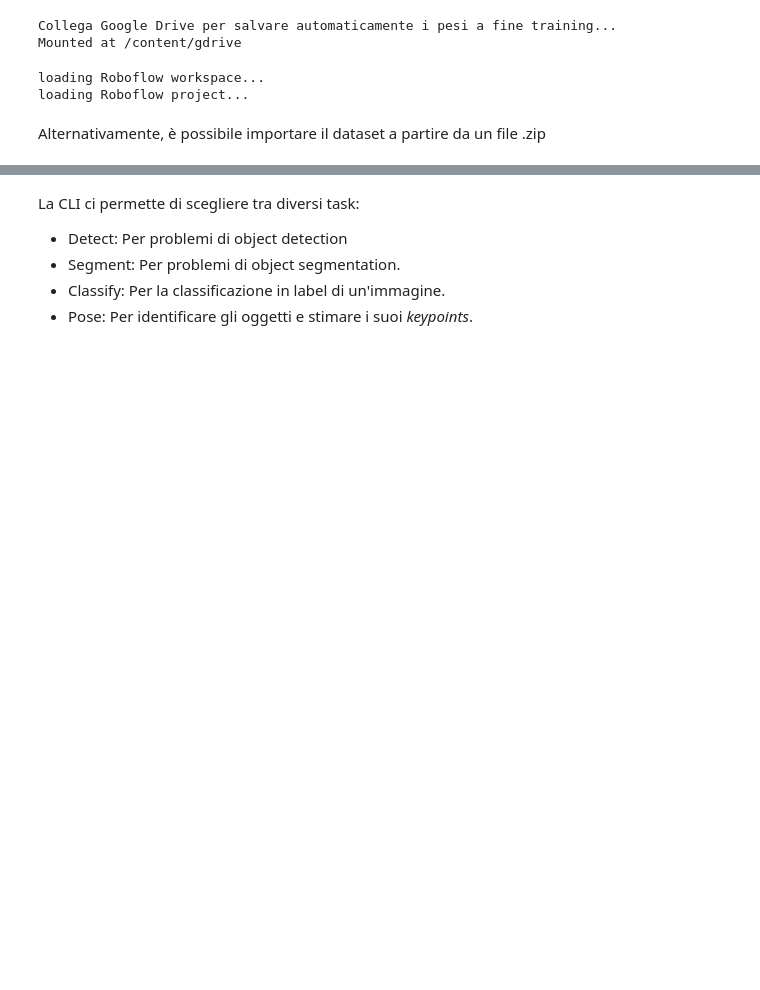
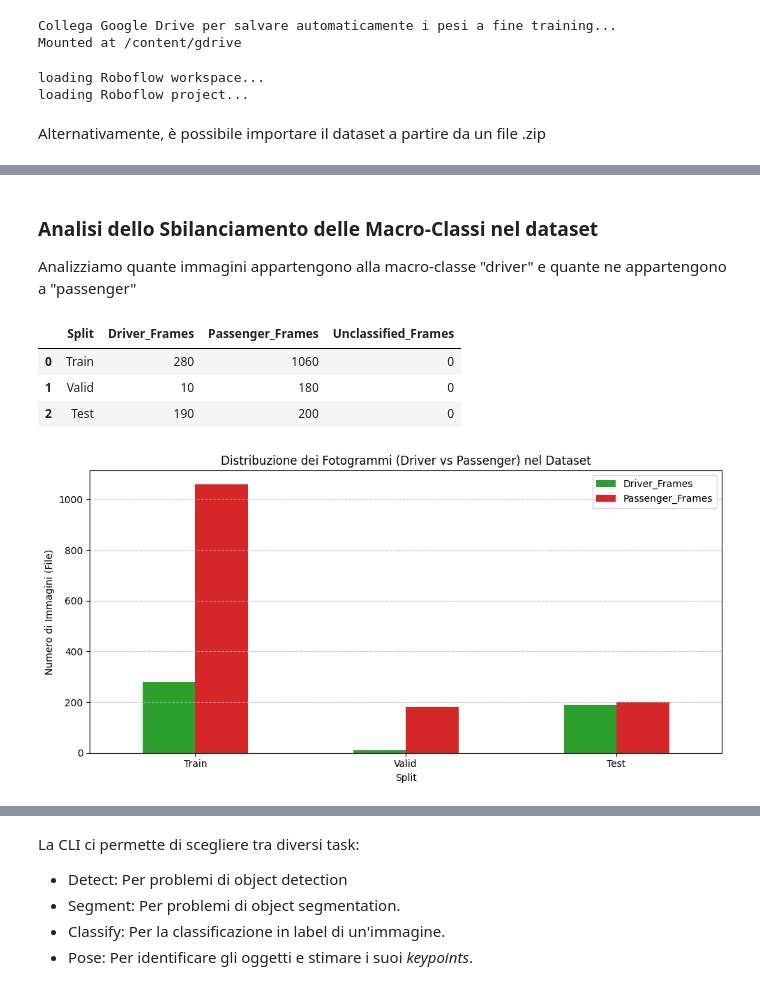
Before and after one commit to WebberMark02/detecting-smartphone-usage, a Jupyter notebook: YoloV8_training.ipynb, the cells around one changed output, grey strips where cells are left out. Saved outputs shown, nothing was run; the diff lists cells and outputs as text; code cells hidden in the pictures; blank space fills up the shorter version.

Commit message:
Updated training yet again

```diff
--- a/YoloV8_training.ipynb
+++ b/YoloV8_training.ipynb
@@ -135,3 +135,70 @@ Classi rilevate: ['driver-seat-belt', 'driver-sun-visor', 'driver-window', 'pass
+# %% [markdown]
+### Analisi dello Sbilanciamento delle Macro-Classi nel dataset
+Analizziamo quante immagini appartengono alla macro-classe "driver" e quante ne appartengono a "passenger"
+# %%
+import os
+import glob
+import pandas as pd
+import matplotlib.pyplot as plt
+
+# Definiamo le cartelle delle immagini per ciascuno split
+splits = ['train', 'valid', 'test']
+image_extensions = ['*.jpg', '*.jpeg', '*.png', '*.PNG']
+
+# Inizializziamo un dizionario per raccogliere i conteggi dei fotogrammi
+frame_counts = {
+    'Split': [],
+    'Driver_Frames': [],
+    'Passenger_Frames': [],
+    'Unclassified_Frames': []
+}
+
+for split in splits:
+    split_dir = os.path.join(dataset_location, split, 'images')
+    if not os.path.exists(split_dir):
+        continue
+
+    # Troviamo tutti i file immagine nello split corrente
+    image_files = []
+    for ext in image_extensions:
+        image_files.extend(glob.glob(os.path.join(split_dir, ext)))
+
+    driver_count = 0
+    passenger_count = 0
+    unclassified_count = 0
+
+    for filepath in image_files:
+        filename = os.path.basename(filepath).lower()
+        if 'driver' in filename:
+            driver_count += 1
+        elif 'passenger' in filename:
+            passenger_count += 1
+        else:
+            unclassified_count += 1
+
+    frame_counts['Split'].append(split.capitalize())
+    frame_counts['Driver_Frames'].append(driver_count)
+    frame_counts['Passenger_Frames'].append(passenger_count)
+    frame_counts['Unclassified_Frames'].append(unclassified_count)
+
+# Creiamo il DataFrame riassuntivo dei fotogrammi
+df_frames = pd.DataFrame(frame_counts)
+display(df_frames)
+
+# Grafico a barre per la distribuzione dei fotogrammi (immagini)
+df_frames.set_index('Split')[['Driver_Frames', 'Passenger_Frames']].plot(kind='bar', figsize=(10, 5), color=['#2ca02c', '#d62728'])
+plt.title("Distribuzione dei Fotogrammi (Driver vs Passenger) nel Dataset")
+plt.ylabel("Numero di Immagini (File)")
+plt.xticks(rotation=0)
+plt.grid(axis='y', linestyle='--', alpha=0.7)
+plt.tight_layout()
+plt.show()
+# %% [output]
+|  | Split | Driver_Frames | Passenger_Frames | Unclassified_Frames |
+| 0 | Train | 280 | 1060 | 0 |
+| 1 | Valid | 10 | 180 | 0 |
+| 2 | Test | 190 | 200 | 0 |
+[figure, added]
 # %% [markdown]
 ## Ultralytics e Yolo
 
```
Also changed, not shown: parts of 14 cells of this notebook.
